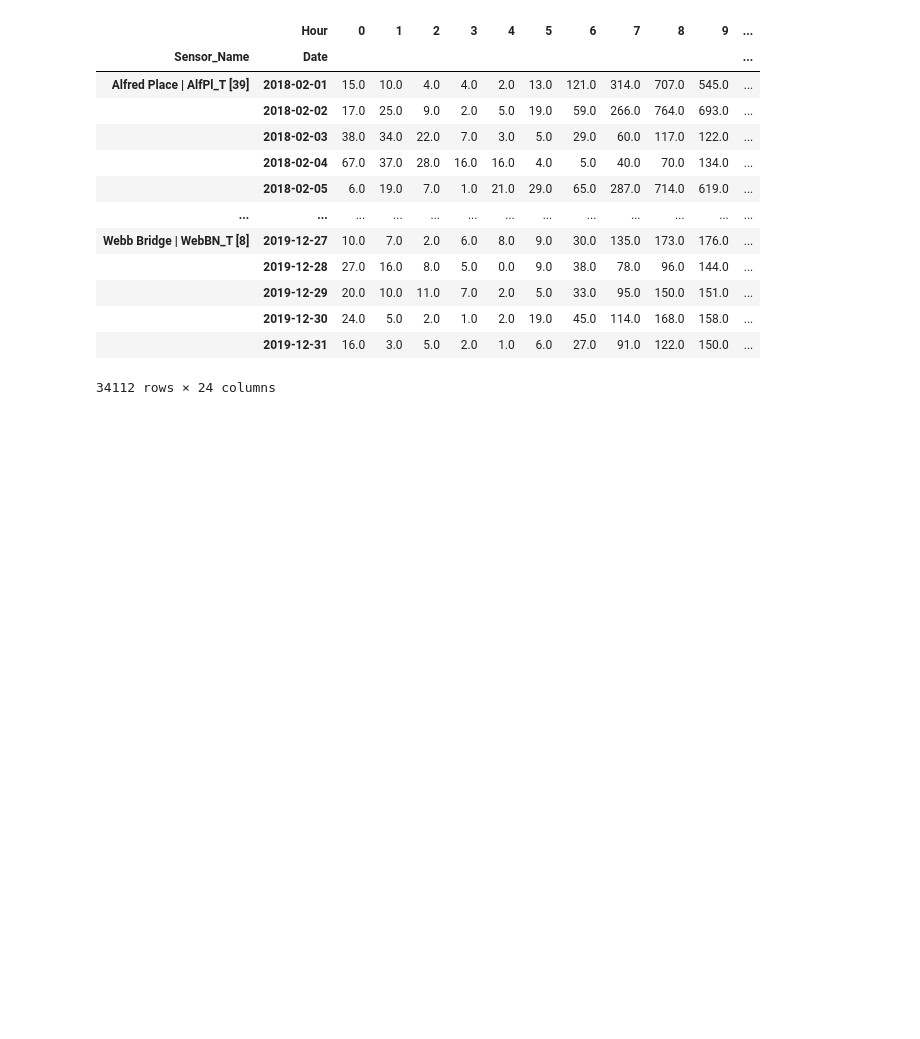
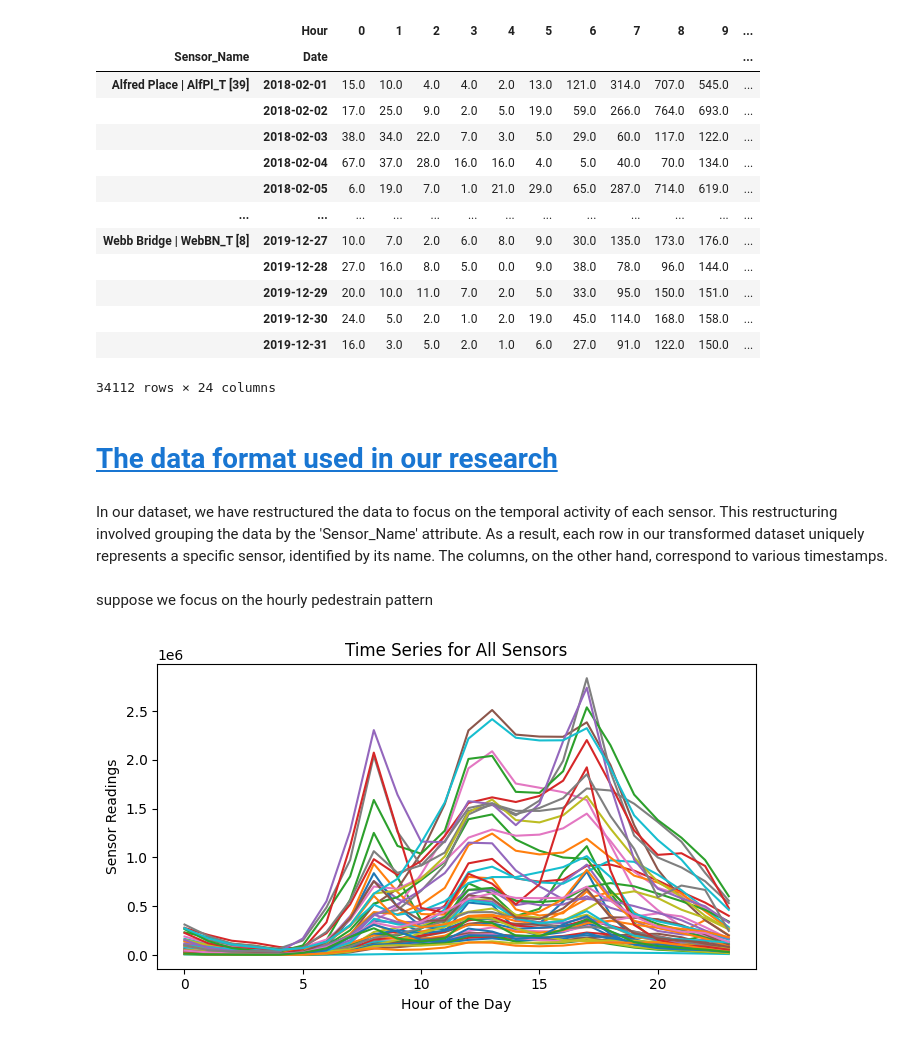
Before and after one commit to alysiayx/Melbourne-Footfalls, a Jupyter notebook: Python scripts/basic_analysis/data_format_analysis.ipynb, the cells around one changed output. Saved outputs shown, nothing was run; the diff lists cells and outputs as text; code cells hidden in the pictures; blank space fills up the shorter version.

Commit message:
handle data with different extension; show the data format used in our research

```diff
--- a/Python scripts/basic_analysis/data_format_analysis.ipynb
+++ b/Python scripts/basic_analysis/data_format_analysis.ipynb
@@ -25,8 +44,37 @@ if save_dir.exists() == False:
 
 read_processed_dir = base_path / '1. merged_peds_data_hist_curr'
 read_raw_dir = Path('./Data (20230918)') if local_path.exists() else Path('/content/drive/MyDrive/Data/Melbourne_Footfalls')
+# %%
+file_name_to_search = "footfall_merged"
+
+found_files = []
+
+for file in read_processed_dir.iterdir():
+  if file.name.startswith(file_name_to_search + "."):
+    found_files.append(file)
+
+if len(found_files) == 1:
+  file = found_files[0]
+  if file.suffix == '.zip':
+    # cannot directly read 'footfall_merged.csv.zip' due to "Multiple files error"
+    with zipfile.ZipFile(file, 'r') as z:
+      # Extract all files inside the zip file
+      z.extractall(read_processed_dir)
+      for extracted_file in read_processed_dir.glob(file.stem + '*'):
+        if extracted_file.suffix == '.csv':
+          data = pd.read_csv(extracted_file)
+          break
+  elif file.suffix in ['.csv', '.gz']:
+    data = pd.read_csv(file)
+  # # or using gzip to process file with .gz extension
+  # elif file.suffix == '.gz':
+  #   with gzip.open(file, 'rt') as f:
+  #     data = pd.read_csv(f)
+else:
+  print(f"{len(found_files)} file(s) found for '{file_name_to_search}'. Please check.")
+
+# data = pd.read_csv(read_processed_dir / 'footfall_merged.csv') # the data should be unpivoted
 # %%
-data = pd.read_csv(read_processed_dir / 'footfall_merged.csv.gz') # the data should be unpivoted
 data.rename(columns={'New_Sensor_Name': 'Sensor_Name'}, inplace=True)
 data['Date_Time'] = pd.to_datetime(data['Date_Time'])
 start_date = datetime.datetime(2018,1,1)
@@ -103,3 +151,25 @@ data.pivot_table(index=['Sensor_Name', 'Date'], columns='Hour', values='Hourly_C
 |  | 2019-12-30 | 24.0 | 5.0 | 2.0 | 1.0 | 2.0 | 19.0 | 45.0 | 114.0 | 168.0 | 158.0 | ... |
 |  | 2019-12-31 | 16.0 | 3.0 | 5.0 | 2.0 | 1.0 | 6.0 | 27.0 | 91.0 | 122.0 | 150.0 | ... |
 34112 rows × 24 columns
+# %% [markdown]
+# <a id='toc2_'></a>[The data format used in our research](#toc0_)
+# %% [markdown]
+In our dataset, we have restructured the data to focus on the temporal activity of each sensor. This restructuring involved grouping the data by the 'Sensor_Name' attribute. As a result, each row in our transformed dataset uniquely represents a specific sensor, identified by its name. The columns, on the other hand, correspond to various timestamps.
+# %% [markdown]
+suppose we focus on the hourly pedestrain pattern
+# %%
+df = data.pivot_table(index='Sensor_Name', columns='Hour', values='Hourly_Counts', aggfunc='sum')
+plt.figure(figsize=(8, 4))
+
+for sensor_name, readings in df.iterrows():
+    plt.plot(df.columns, readings, label=sensor_name)
+
+plt.xlabel('Hour of the Day')
+plt.ylabel('Sensor Readings')
+plt.title('Time Series for All Sensors')
+# plt.legend(bbox_to_anchor=(1.05, 1), loc='upper left')  # Place legend outside the plot
+plt.tight_layout(rect=[0, 0, 0.85, 1])  # Adjust the layout to make room for the legend
+
+plt.show()
+# %% [output]
+[figure, added]
```
Also changed, not shown: parts of 10 cells of this notebook.
